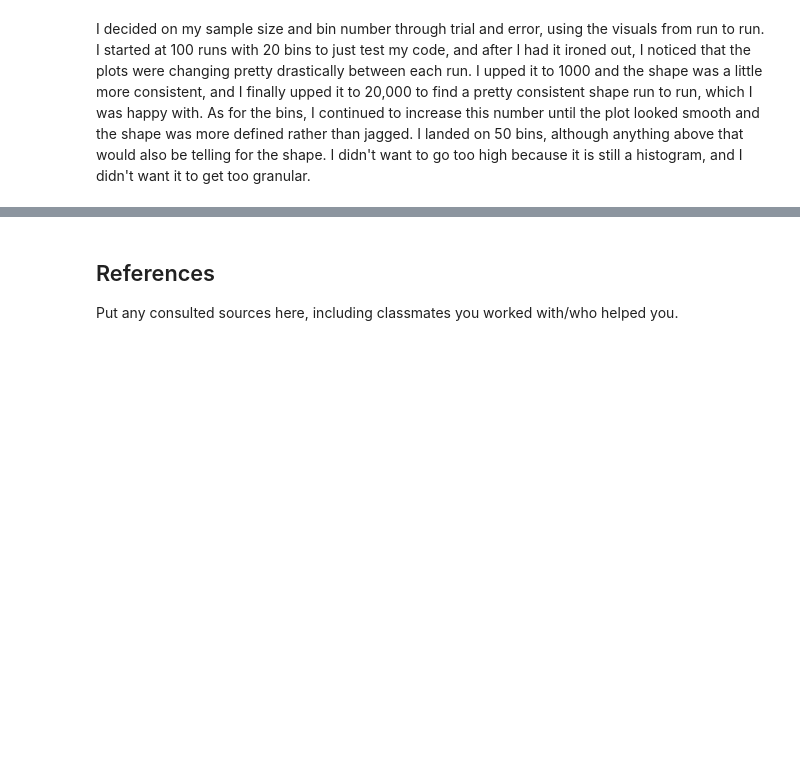
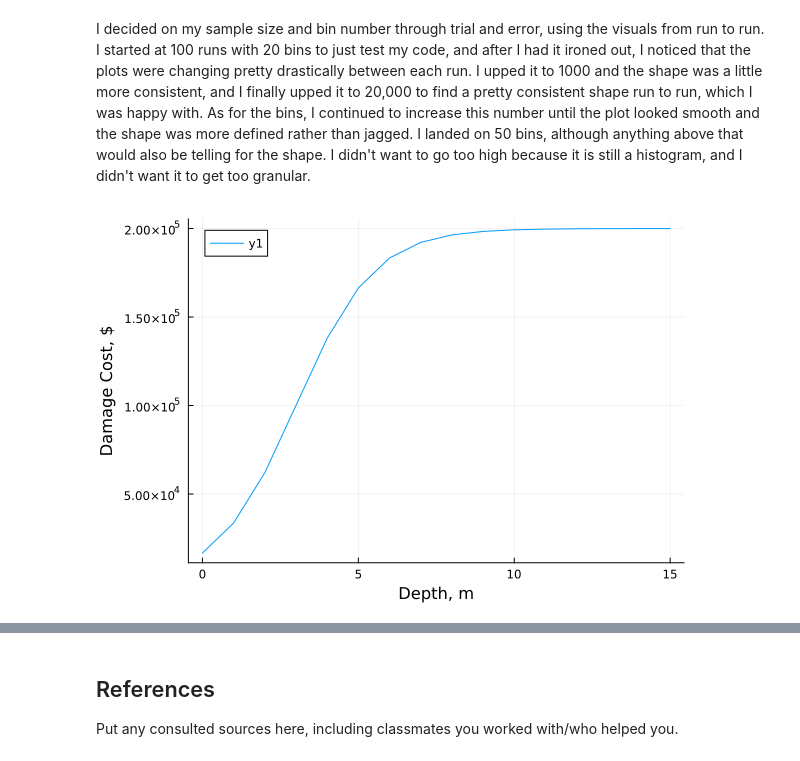
Before and after one commit to BEE4750-FA25/lab-2-hollyarcher, a Jupyter notebook: lab02.ipynb, the cells around one changed output, grey strips where cells are left out. Cells and saved outputs as stored; diff of their text form; code cells hidden in the pictures; blank space fills up the shorter version.

```diff
--- a/lab02.ipynb
+++ b/lab02.ipynb
@@ -232,3 +235,18 @@ display(H)
 Mean damage: 113101.78176338784, 99% quantile: 183122.2750286669
 # %% [markdown]
 I decided on my sample size and bin number through trial and error, using the visuals from run to run. I started at 100 runs with 20 bins to just test my code, and after I had it ironed out, I noticed that the plots were changing pretty drastically between each run. I upped it to 1000 and the shape was a little more consistent, and I finally upped it to 20,000 to find a pretty consistent shape run to run, which I was happy with. As for the bins, I continued to increase this number until the plot looked smooth and the shape was more defined rather than jagged. I landed on 50 bins, although anything above that would also be telling for the shape. I didn't want to go too high because it is still a histogram, and I didn't want it to get too granular.
+# %%
+# depth damage function
+
+d_h = []
+H = []
+
+for i in 0:15
+    h = i
+    push!(H, h)
+    dh = L/(1+exp(-k*(h-h0)))
+    push!(d_h, dh)
+end
+plot(H, d_h, xlabel="Depth, m", ylabel="Damage Cost, \$")
+# %% [output]
+[figure, added]
```
Also changed, not shown: parts of 3 cells of this notebook.
